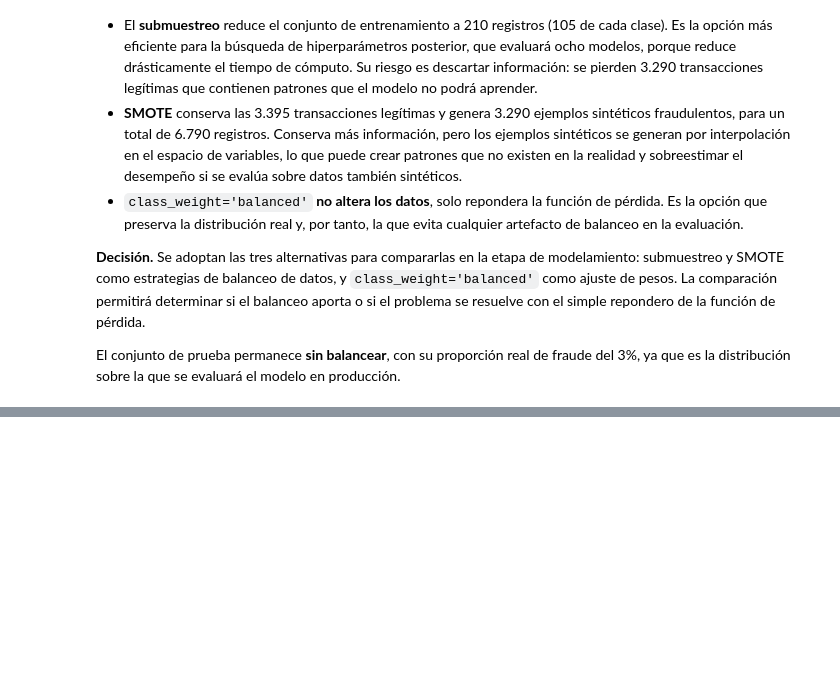
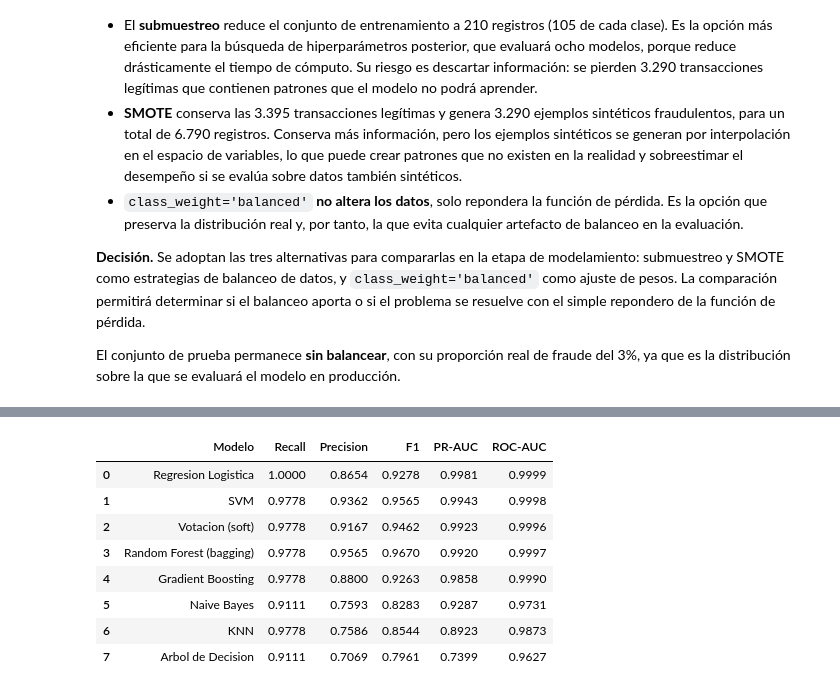
Before and after one commit to blandevv/credit-card-fraud-detection, a Jupyter notebook: notebooks/main.ipynb, the cells around one changed output, grey strips where cells are left out. Saved outputs shown, nothing was run; the diff lists cells and outputs as text; code cells hidden in the pictures; blank space fills up the shorter version.

```diff
--- a/notebooks/main.ipynb
+++ b/notebooks/main.ipynb
@@ -1042,0 +1151,13 @@ El conjunto de prueba permanece **sin balancear**, con su proporción real de fr
+# %%
+promedio_por_estrategia = comparacion_balanceo_cv.groupby('Estrategia')['PR-AUC (media)'].mean()
+promedio_por_estrategia = promedio_por_estrategia.sort_values(ascending=False)
+
+estrategia_seleccionada = promedio_por_estrategia.index[0]
+print('Estrategia con mejor PR-AUC promedio:')
+print(promedio_por_estrategia.round(4))
+
+X_modelo = datos_entrenamiento[estrategia_seleccionada][0]
+y_modelo = datos_entrenamiento[estrategia_seleccionada][1]
+
+print(f'\nEntrenamiento con la estrategia {estrategia_seleccionada}:')
+print(f'Registros: {X_modelo.shape[0]} | Fraude: {y_modelo.sum()} ({y_modelo.mean():.4f})')
@@ -1042,0 +1282,29 @@ El conjunto de prueba permanece **sin balancear**, con su proporción real de fr
+# %%
+mejores_modelos = {**mejores_clasicos, **mejores_ensambles, 'Votacion (soft)': votacion}
+
+resumen_eval = []
+
+for nombre, modelo in mejores_modelos.items():
+    y_pred = modelo.predict(X_test_t)
+    y_proba = modelo.predict_proba(X_test_t)[:, 1]
+    resumen_eval.append({
+        'Modelo': nombre,
+        'Recall': round(float(recall_score(y_test, y_pred)), 4),
+        'Precision': round(float(precision_score(y_test, y_pred)), 4),
+        'F1': round(float(f1_score(y_test, y_pred)), 4),
+        'PR-AUC': round(float(average_precision_score(y_test, y_proba)), 4),
+        'ROC-AUC': round(float(roc_auc_score(y_test, y_proba)), 4)
+    })
+
+evaluacion_test = pd.DataFrame(resumen_eval).sort_values('PR-AUC', ascending=False).reset_index(drop=True)
+display(evaluacion_test)
+# %% [output]
+|  | Modelo | Recall | Precision | F1 | PR-AUC | ROC-AUC |
+| 0 | Regresion Logistica | 1.0000 | 0.8654 | 0.9278 | 0.9981 | 0.9999 |
+| 1 | SVM | 0.9778 | 0.9362 | 0.9565 | 0.9943 | 0.9998 |
+| 2 | Votacion (soft) | 0.9778 | 0.9167 | 0.9462 | 0.9923 | 0.9996 |
+| 3 | Random Forest (bagging) | 0.9778 | 0.9565 | 0.9670 | 0.9920 | 0.9997 |
+| 4 | Gradient Boosting | 0.9778 | 0.8800 | 0.9263 | 0.9858 | 0.9990 |
+| 5 | Naive Bayes | 0.9111 | 0.7593 | 0.8283 | 0.9287 | 0.9731 |
+| 6 | KNN | 0.9778 | 0.7586 | 0.8544 | 0.8923 | 0.9873 |
+| 7 | Arbol de Decision | 0.9111 | 0.7069 | 0.7961 | 0.7399 | 0.9627 |
```
Also changed, not shown: parts of 15 cells of this notebook.
